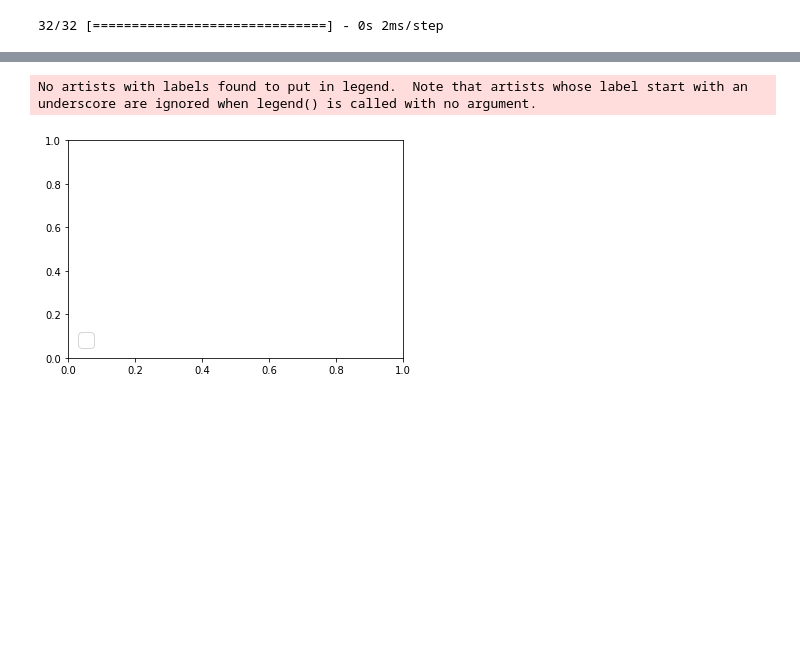
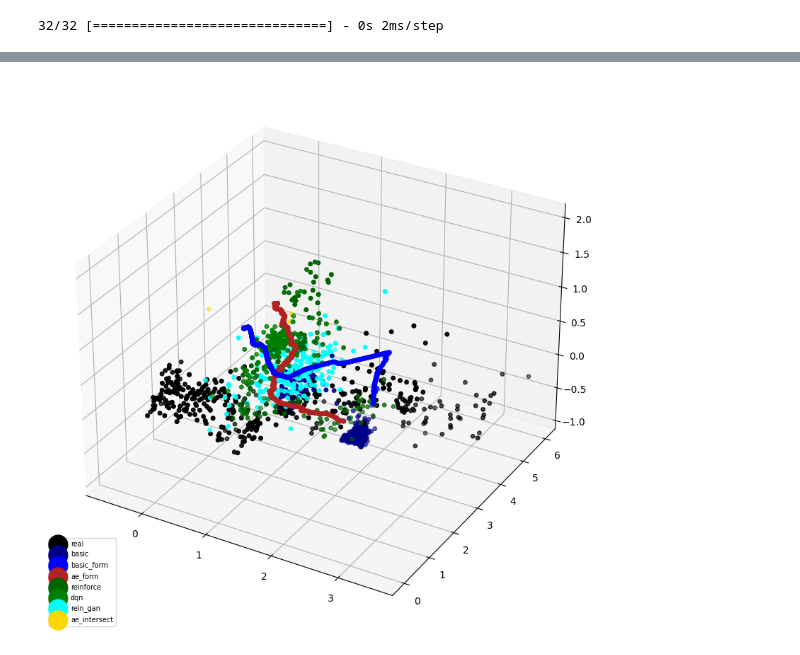
Before and after one commit to PYTHONLL-kang/activ, a Jupyter notebook: programs/autoencoder/encoder_visualize.ipynb, the cells around one changed output, grey strips where cells are left out. Cells and saved outputs as stored; diff of their text form; code cells hidden in the pictures; blank space fills up the shorter version.

```diff
--- a/programs/autoencoder/encoder_visualize.ipynb
+++ b/programs/autoencoder/encoder_visualize.ipynb
@@ -32,0 +45,7 @@ for i in range(1, len(all_result)):
+# %%
+union = []
+for i in range(len(all_result)-1):
+    union = np.union1d(union, np.intersect1d(all_result[i], all_result[i+1]))
+
+union = np.unique(union)
+union.shape
@@ -36,7 +57,7 @@ saving = []
 temp = []
 for i in range(1000):
     for j in range(3):
-        temp.append(inter[rand.randrange(0, len(inter))])
+        temp.append(union[rand.randrange(0, len(union))])
     saving.append(temp)
     temp = []
 # %%
@@ -112,5 +87,32 @@ anim = animation.FuncAnimation(fig, animate, init_func=init,
+# %%
+all_enc = [real_enc_out, basic_enc_out, basic_form_enc_out, ae_enc_out, reinforce_enc_out, dqn_enc_out, rein_gan_enc_out, saving]
+# %%
+from matplotlib import animation
+
+fig = plt.figure(figsize=(10,10))
+ax = fig.add_subplot(111, projection='3d')
+
+def init():
+    c_l = ['black', 'darkblue', 'blue', 'firebrick', 'darkgreen', 'green', 'cyan', 'gold']
+    lab = ['real', 'basic', 'basic_form', 'ae_form', 'reinforce', 'dqn', 'rein_gan', 'ae_intersect']
+
+    plt_l = []
+    for i, enc in enumerate(all_enc):
+        ax.scatter(enc[0], enc[1], enc[2], s=15, c=c_l[i])
+
+    ax.legend(lab, loc="lower left", markerscale=5, fontsize=7)
+
+    return fig,
+
+def animate(i):
+    ax.view_init(elev=30., azim=i)
+    return fig,
+
+# Animate
+anim = animation.FuncAnimation(fig, animate, init_func=init,
+                               frames=360, interval=20, blit=True)
+fig.savefig('./documents/fig/all_result.png')
+# %% [output]
+[figure, added]
 # %%
-anim.save('using_all.gif', writer='pillow', fps=30)
+anim.save('./documents/fig/all_result.gif', writer='pillow', fps=30)
-# %% [output]
-No artists with labels found to put in legend.  Note that artists whose label start with an underscore are ignored when legend() is called with no argument.
-[figure, removed]
```
Also changed, not shown: parts of 6 cells of this notebook, 17 other files.
